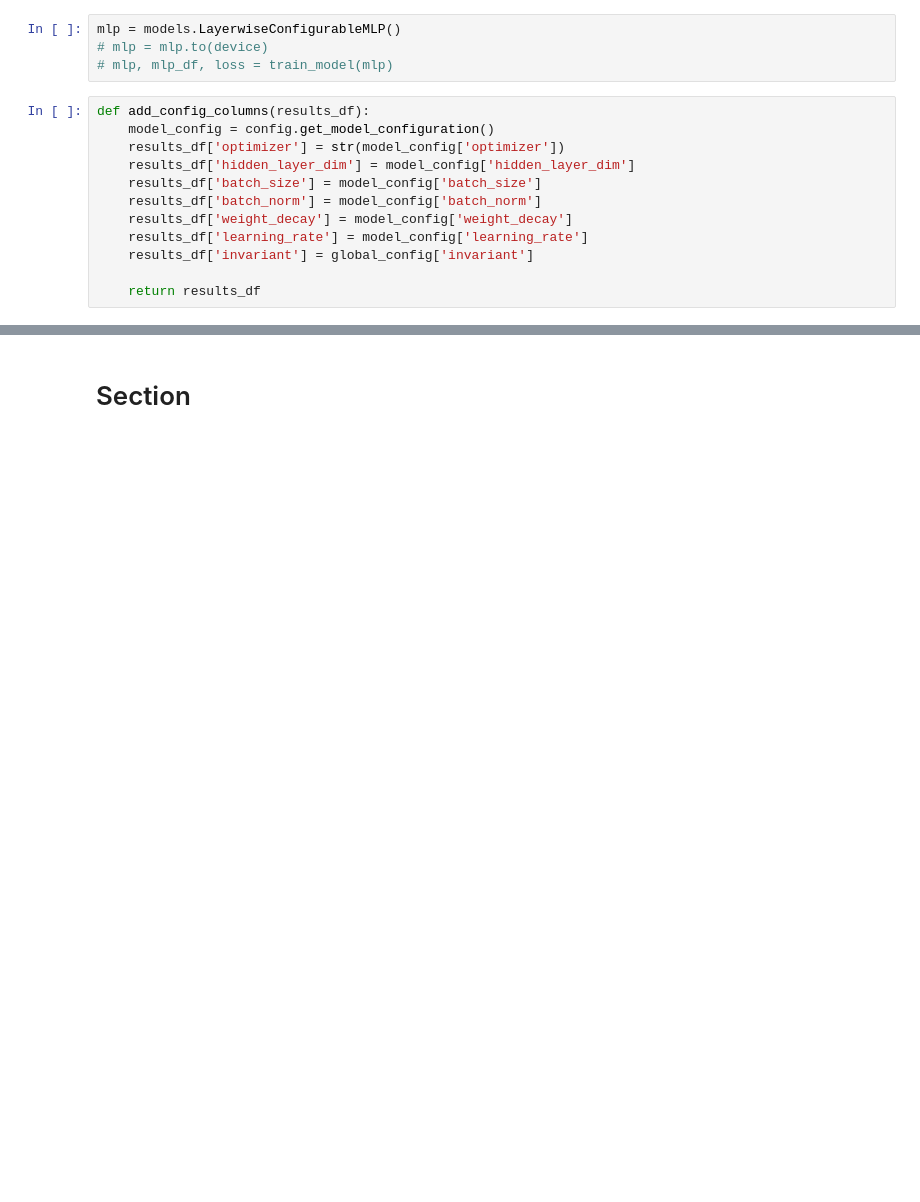
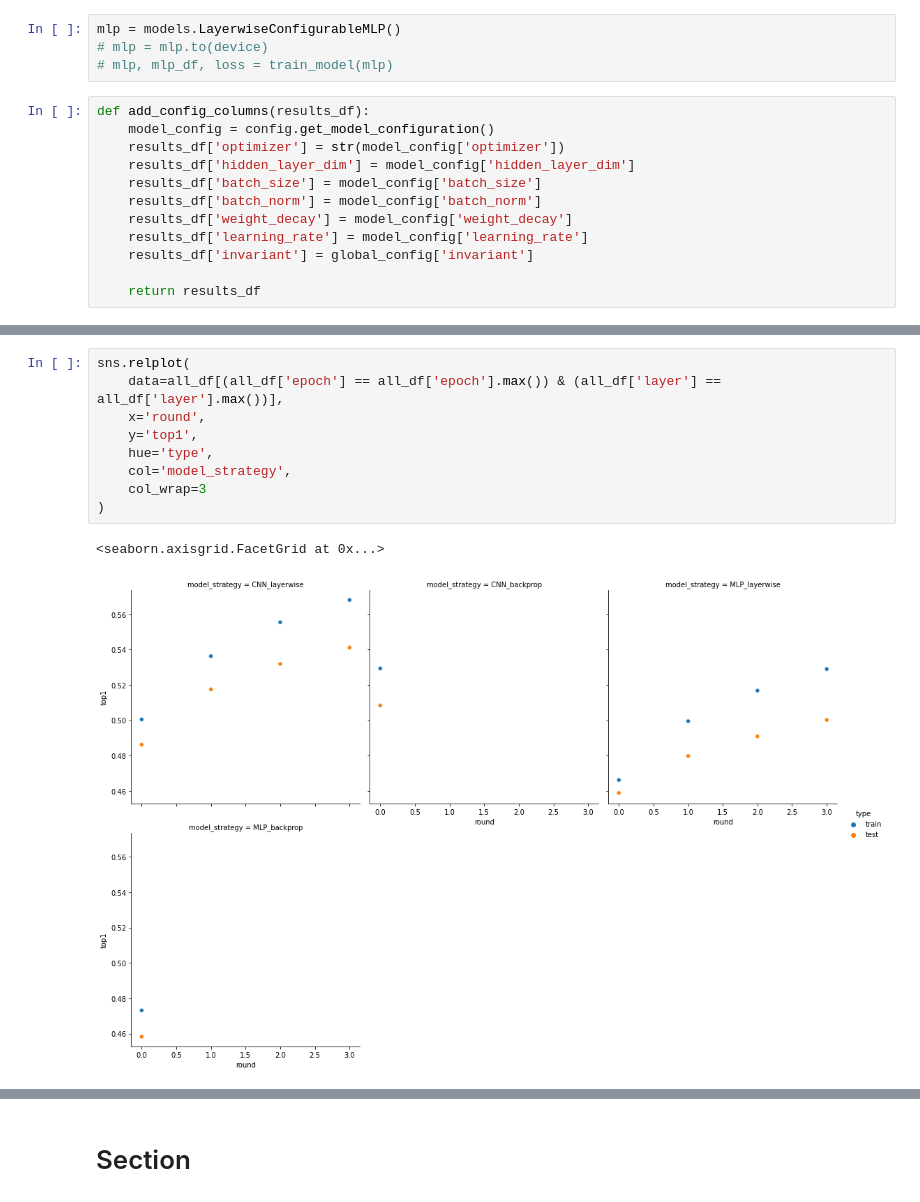
Before and after one commit to ehansen247/layerwise-nn-optimization, a Jupyter notebook: ProjectCodeRemote.ipynb, the cells around one changed output, grey strips where cells are left out. Saved outputs shown, nothing was run; the diff lists cells and outputs as text; blank space fills up the shorter version.

```diff
--- a/ProjectCodeRemote.ipynb
+++ b/ProjectCodeRemote.ipynb
@@ -308,0 +388,12 @@ def full_backprop_training(model):
+# %%
+sns.relplot(
+    data=all_df[(all_df['epoch'] == all_df['epoch'].max()) & (all_df['layer'] == all_df['layer'].max())],
+    x='round',
+    y='top1',
+    hue='type',
+    col='model_strategy',
+    col_wrap=3
+)
+# %% [output]
+<seaborn.axisgrid.FacetGrid at 0x...>
+[figure, added]
```
Also changed, not shown: parts of 29 cells of this notebook, 50 other files.
